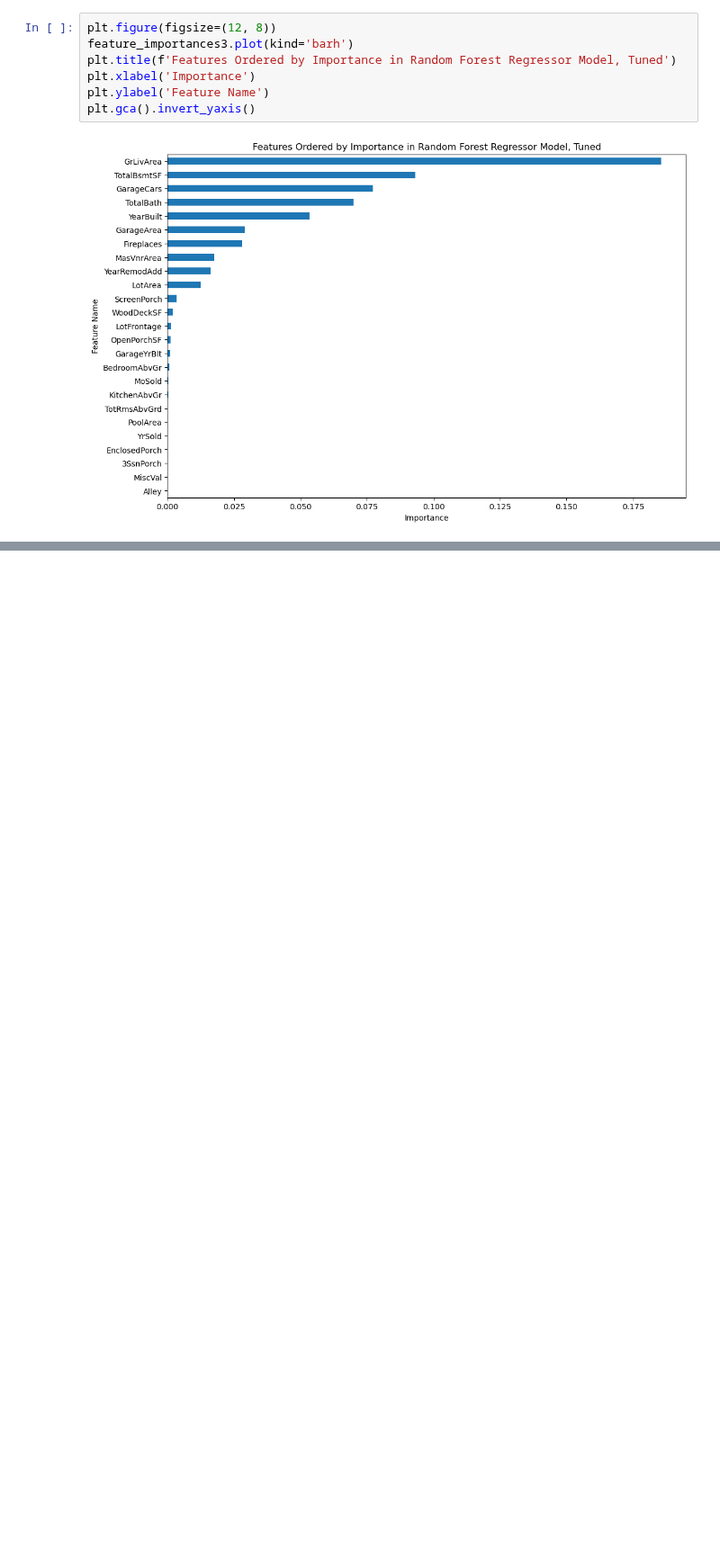
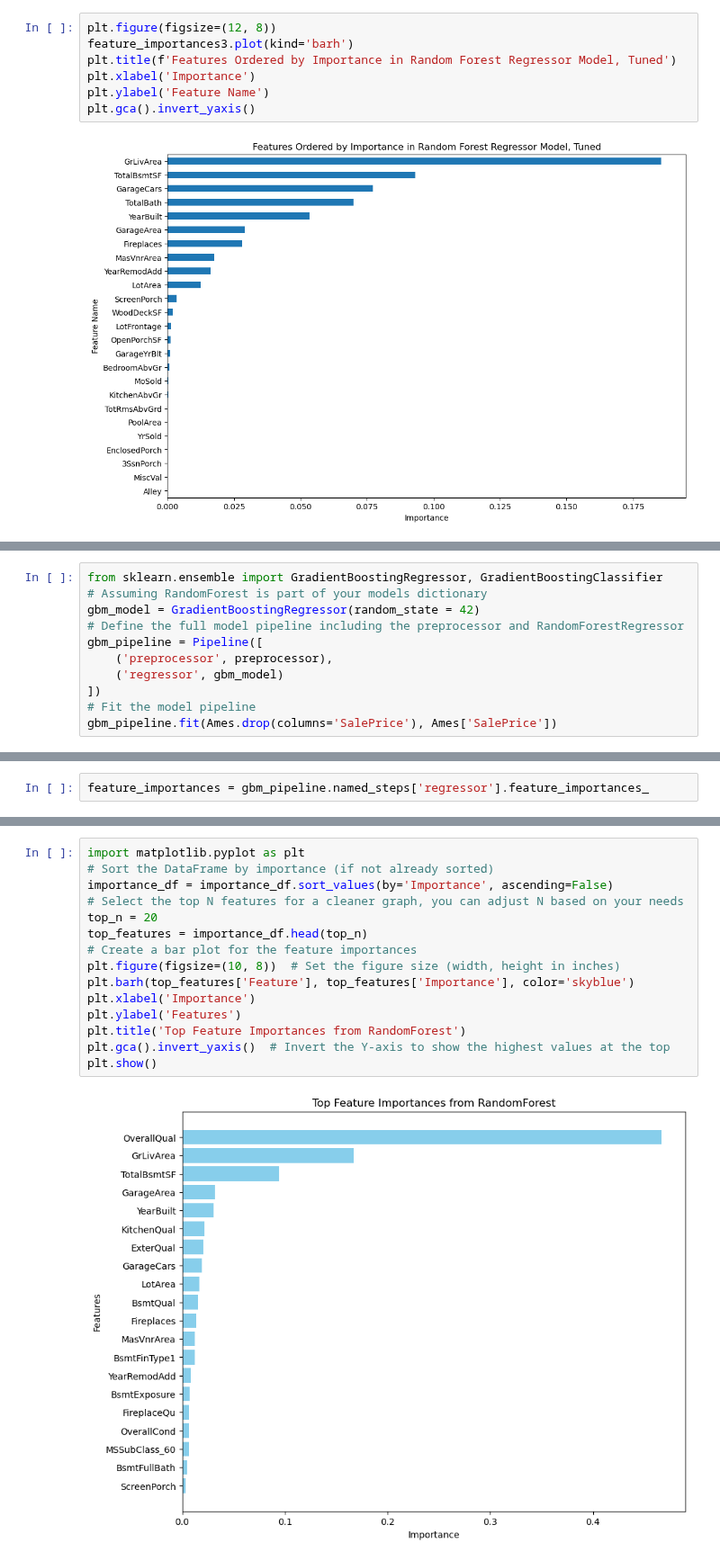
Before and after one commit to dimmediato/ML_Ames_Housing, a Jupyter notebook: Python/Default and Tuned/Gradient_Boosting_Tuned.ipynb, the cells around one changed output, grey strips where cells are left out. Shown at 90% size. Drawn from its saved outputs; the diff is of its cells as text; blank space fills up the shorter version.

Commit message:
Graphs and gradient boosting update

```diff
--- a/Python/Default and Tuned/Gradient_Boosting_Tuned.ipynb
+++ b/Python/Default and Tuned/Gradient_Boosting_Tuned.ipynb
@@ -242,0 +354,11 @@ plt.gca().invert_yaxis()
+# %%
+from sklearn.ensemble import GradientBoostingRegressor, GradientBoostingClassifier
+# Assuming RandomForest is part of your models dictionary
+gbm_model = GradientBoostingRegressor(random_state = 42)
+# Define the full model pipeline including the preprocessor and RandomForestRegressor
+gbm_pipeline = Pipeline([
+    ('preprocessor', preprocessor),
+    ('regressor', gbm_model)
+])
+# Fit the model pipeline
+gbm_pipeline.fit(Ames.drop(columns='SalePrice'), Ames['SalePrice'])
@@ -242,0 +383,2 @@ plt.gca().invert_yaxis()
+# %%
+feature_importances = gbm_pipeline.named_steps['regressor'].feature_importances_
@@ -242,0 +431,17 @@ plt.gca().invert_yaxis()
+# %%
+import matplotlib.pyplot as plt
+# Sort the DataFrame by importance (if not already sorted)
+importance_df = importance_df.sort_values(by='Importance', ascending=False)
+# Select the top N features for a cleaner graph, you can adjust N based on your needs
+top_n = 20
+top_features = importance_df.head(top_n)
+# Create a bar plot for the feature importances
+plt.figure(figsize=(10, 8))  # Set the figure size (width, height in inches)
+plt.barh(top_features['Feature'], top_features['Importance'], color='skyblue')
+plt.xlabel('Importance')
+plt.ylabel('Features')
+plt.title('Top Feature Importances from RandomForest')
+plt.gca().invert_yaxis()  # Invert the Y-axis to show the highest values at the top
+plt.show()
+# %% [output]
+[figure, added]
```
Also changed, not shown: parts of 13 cells of this notebook, 2 other files.
